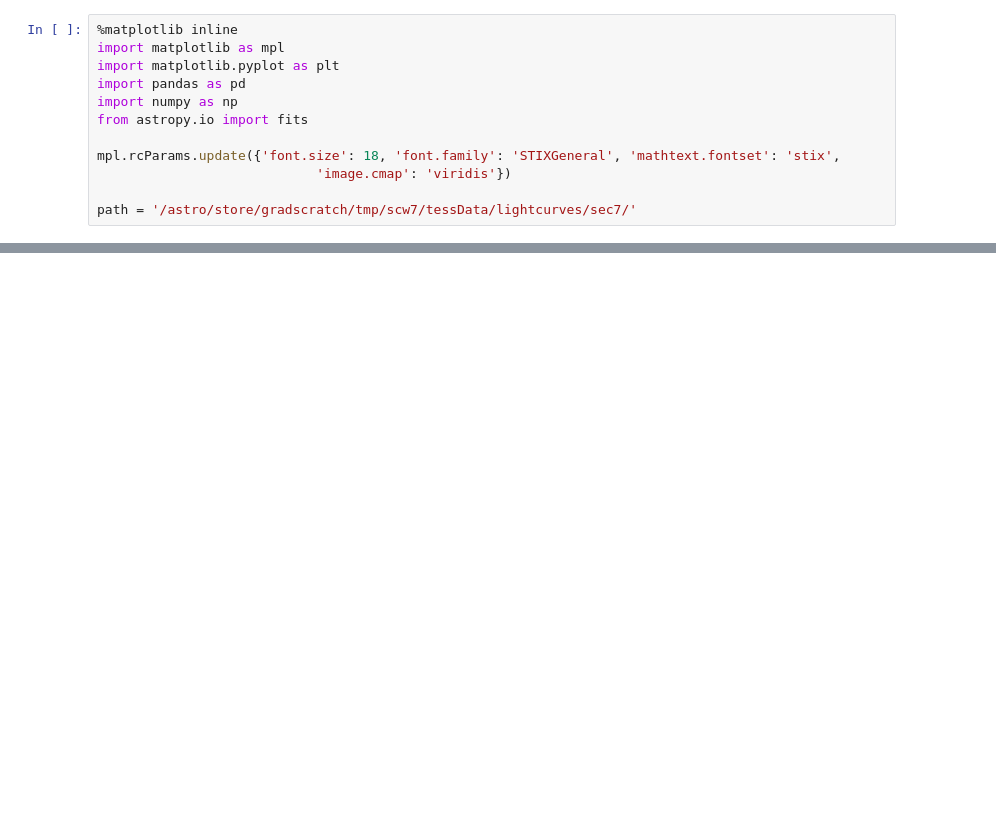
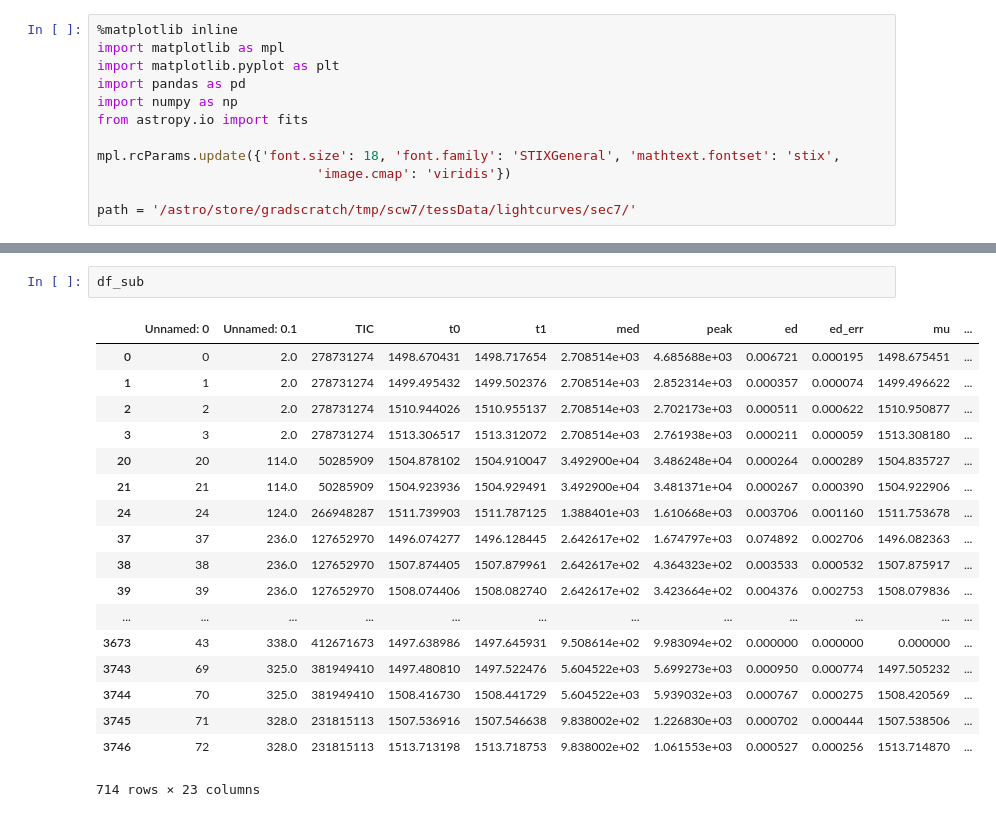
Before and after one commit to spencerw/tess_flare, a Jupyter notebook: GPflareStats.ipynb, the cells around one changed output, grey strips where cells are left out. Drawn from its saved outputs; the diff is of its cells as text; blank space fills up the shorter version.

```diff
--- a/GPflareStats.ipynb
+++ b/GPflareStats.ipynb
@@ -41,0 +65,21 @@ df
+# %%
+df_sub
+# %% [output]
+|  | Unnamed: 0 | Unnamed: 0.1 | TIC | t0 | t1 | med | peak | ed | ed_err | mu | ... |
+| 0 | 0 | 2.0 | 278731274 | 1498.670431 | 1498.717654 | 2.708514e+03 | 4.685688e+03 | 0.006721 | 0.000195 | 1498.675451 | ... |
+| 1 | 1 | 2.0 | 278731274 | 1499.495432 | 1499.502376 | 2.708514e+03 | 2.852314e+03 | 0.000357 | 0.000074 | 1499.496622 | ... |
+| 2 | 2 | 2.0 | 278731274 | 1510.944026 | 1510.955137 | 2.708514e+03 | 2.702173e+03 | 0.000511 | 0.000622 | 1510.950877 | ... |
+| 3 | 3 | 2.0 | 278731274 | 1513.306517 | 1513.312072 | 2.708514e+03 | 2.761938e+03 | 0.000211 | 0.000059 | 1513.308180 | ... |
+| 20 | 20 | 114.0 | 50285909 | 1504.878102 | 1504.910047 | 3.492900e+04 | 3.486248e+04 | 0.000264 | 0.000289 | 1504.835727 | ... |
+| 21 | 21 | 114.0 | 50285909 | 1504.923936 | 1504.929491 | 3.492900e+04 | 3.481371e+04 | 0.000267 | 0.000390 | 1504.922906 | ... |
+| 24 | 24 | 124.0 | 266948287 | 1511.739903 | 1511.787125 | 1.388401e+03 | 1.610668e+03 | 0.003706 | 0.001160 | 1511.753678 | ... |
+| 37 | 37 | 236.0 | 127652970 | 1496.074277 | 1496.128445 | 2.642617e+02 | 1.674797e+03 | 0.074892 | 0.002706 | 1496.082363 | ... |
+| 38 | 38 | 236.0 | 127652970 | 1507.874405 | 1507.879961 | 2.642617e+02 | 4.364323e+02 | 0.003533 | 0.000532 | 1507.875917 | ... |
+| 39 | 39 | 236.0 | 127652970 | 1508.074406 | 1508.082740 | 2.642617e+02 | 3.423664e+02 | 0.004376 | 0.002753 | 1508.079836 | ... |
+| ... | ... | ... | ... | ... | ... | ... | ... | ... | ... | ... | ... |
+| 3673 | 43 | 338.0 | 412671673 | 1497.638986 | 1497.645931 | 9.508614e+02 | 9.983094e+02 | 0.000000 | 0.000000 | 0.000000 | ... |
+| 3743 | 69 | 325.0 | 381949410 | 1497.480810 | 1497.522476 | 5.604522e+03 | 5.699273e+03 | 0.000950 | 0.000774 | 1497.505232 | ... |
+| 3744 | 70 | 325.0 | 381949410 | 1508.416730 | 1508.441729 | 5.604522e+03 | 5.939032e+03 | 0.000767 | 0.000275 | 1508.420569 | ... |
+| 3745 | 71 | 328.0 | 231815113 | 1507.536916 | 1507.546638 | 9.838002e+02 | 1.226830e+03 | 0.000702 | 0.000444 | 1507.538506 | ... |
+| 3746 | 72 | 328.0 | 231815113 | 1513.713198 | 1513.718753 | 9.838002e+02 | 1.061553e+03 | 0.000527 | 0.000256 | 1513.714870 | ... |
+714 rows × 23 columns
```
Also changed, not shown: parts of 9 cells of this notebook, 2 other files.
